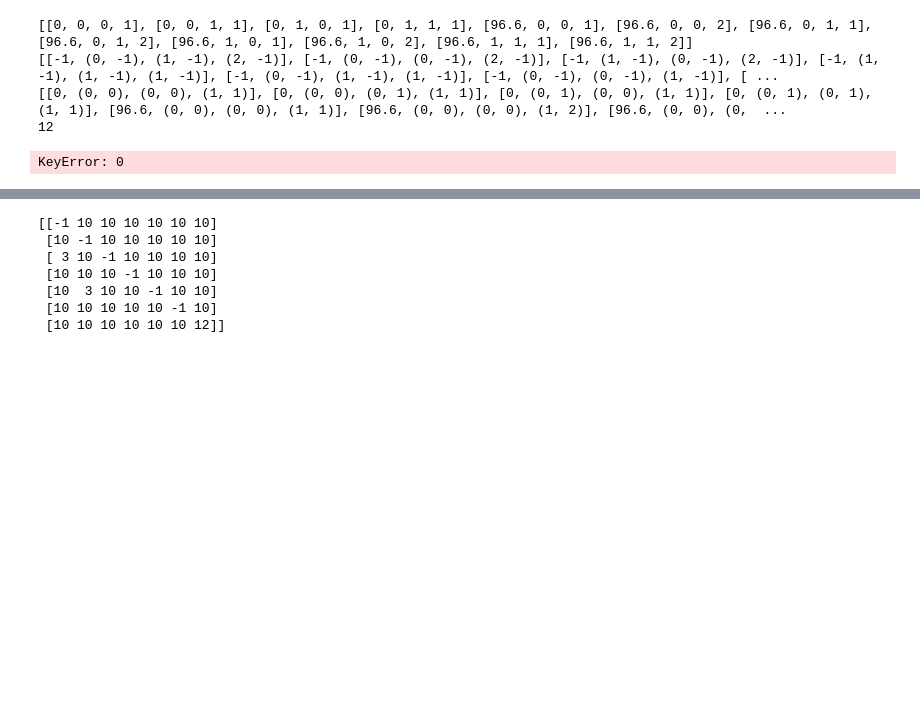
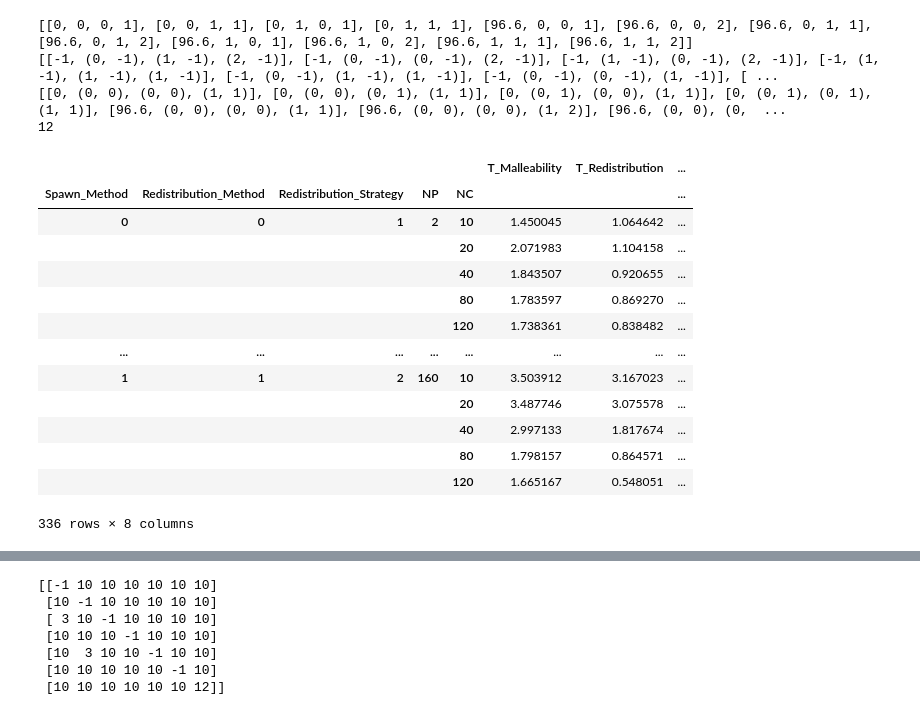
Before and after one commit to hpca-uji/Proteo, a Jupyter notebook: Analysis/new_analyser.ipynb, the cells around one changed output, grey strips where cells are left out. Cells and saved outputs as stored; diff of their text form; code cells hidden in the pictures; blank space fills up the shorter version.

```diff
--- a/Analysis/new_analyser.ipynb
+++ b/Analysis/new_analyser.ipynb
@@ -335,13 +338,20 @@ out_grouped_G.to_excel("resultG.xlsx")
 out_grouped_M.to_excel("resultM.xlsx")
 grouped_aggLAsynch.to_excel("AsynchIters.xlsx")
 grouped_aggLDyn.to_excel("DynCoherence.xlsx")
-# %%
-#aux_data = dfM[(dfM.Asynch_Iters>0) & (dfM.NP==80) & (dfM.NC==10) & (dfM.Redistribution_Method==1) & (dfM.Redistribution_Strategy==1) & (dfM.Spawn_Method==0)]['T_iter']
-aux_data = dfM[(dfM.Asynch_Iters>0)]['T_iter']
-aux_data2 = dfM[(dfM.Asynch_Iters>0)]['Asynch_Iters']
-aux_data = aux_data[0][aux_data2[0]:]
-print(aux_data)
-print(np.median(aux_data) * 3)
-print(np.sum(aux_data))
-# %% [output]
-KeyError: 0
+# %%
+grouped_aggM.loc[(96.6,slice(None))]
+# %% [output]
+|  |  |  |  |  | T_Malleability | T_Redistribution | ... |
+| Spawn_Method | Redistribution_Method | Redistribution_Strategy | NP | NC |  |  | ... |
+| 0 | 0 | 1 | 2 | 10 | 1.450045 | 1.064642 | ... |
+|  |  |  |  | 20 | 2.071983 | 1.104158 | ... |
+|  |  |  |  | 40 | 1.843507 | 0.920655 | ... |
+|  |  |  |  | 80 | 1.783597 | 0.869270 | ... |
+|  |  |  |  | 120 | 1.738361 | 0.838482 | ... |
+| ... | ... | ... | ... | ... | ... | ... | ... |
+| 1 | 1 | 2 | 160 | 10 | 3.503912 | 3.167023 | ... |
+|  |  |  |  | 20 | 3.487746 | 3.075578 | ... |
+|  |  |  |  | 40 | 2.997133 | 1.817674 | ... |
+|  |  |  |  | 80 | 1.798157 | 0.864571 | ... |
+|  |  |  |  | 120 | 1.665167 | 0.548051 | ... |
+336 rows × 8 columns
```
Also changed, not shown: parts of 3 cells of this notebook.
